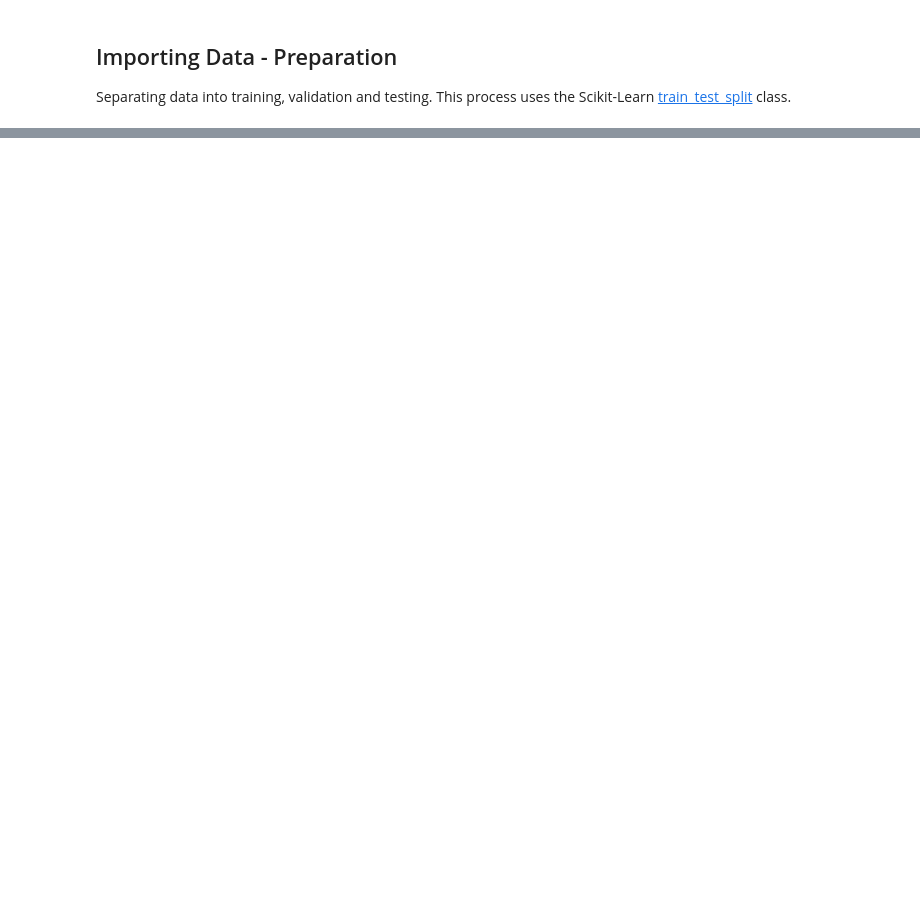
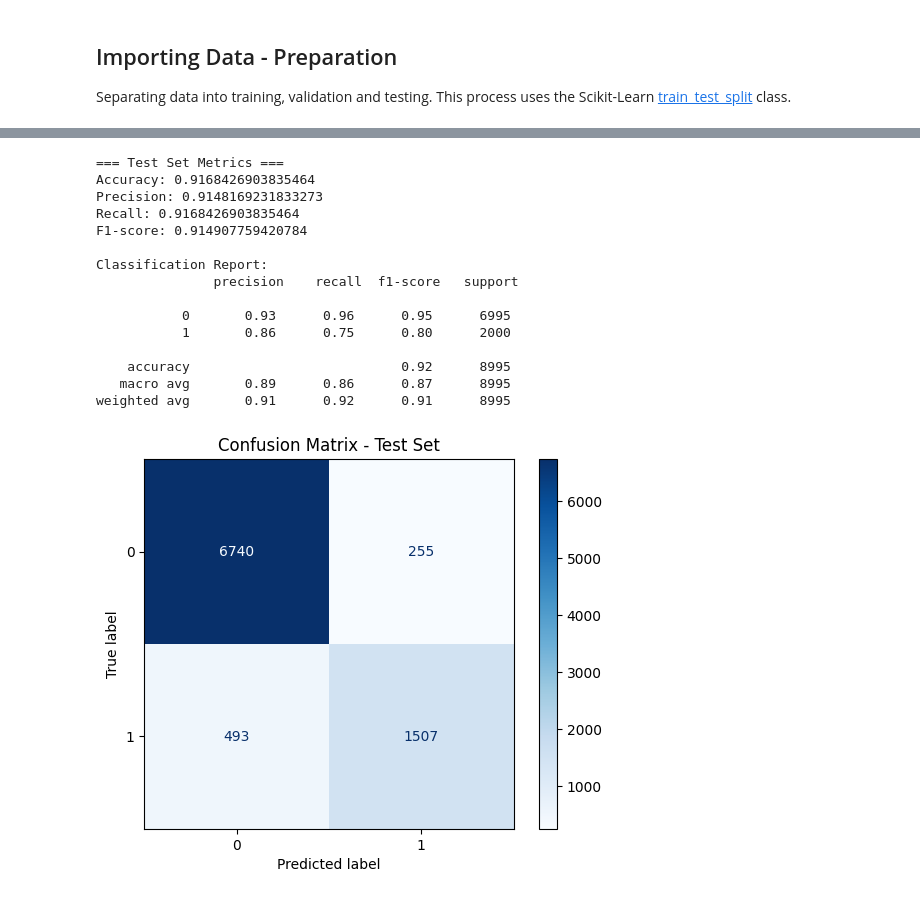
Before and after one commit to alfredjynx/documentation.neural_networks, a Jupyter notebook: docs/Projetos/Classification/model_training.ipynb, the cells around one changed output, grey strips where cells are left out. Cells and saved outputs as stored; diff of their text form; code cells hidden in the pictures; blank space fills up the shorter version.

```diff
--- a/docs/Projetos/Classification/model_training.ipynb
+++ b/docs/Projetos/Classification/model_training.ipynb
@@ -288,0 +302,35 @@ Testing Accuracy: 0.9364496382860322
+# %%
+from sklearn.metrics import precision_score, recall_score, f1_score, classification_report, confusion_matrix, ConfusionMatrixDisplay
+
+probs_test = np.array([forward_probs(x_i, HiddenLayers, W2, b2)[0] for x_i in X_test])
+y_pred_test = np.argmax(probs_test, axis=1)
+
+print("=== Test Set Metrics ===")
+print("Accuracy:", accuracy_score(y_test, y_pred_test))
+print("Precision:", precision_score(y_test, y_pred_test, average='weighted'))
+print("Recall:", recall_score(y_test, y_pred_test, average='weighted'))
+print("F1-score:", f1_score(y_test, y_pred_test, average='weighted'))
+print("\nClassification Report:\n", classification_report(y_test, y_pred_test))
+
+cm = confusion_matrix(y_test, y_pred_test)
+disp = ConfusionMatrixDisplay(confusion_matrix=cm)
+disp.plot(cmap='Blues')
+plt.title('Confusion Matrix - Test Set')
+plt.show()
+# %% [output]
+=== Test Set Metrics ===
+Accuracy: 0.9168426903835464
+Precision: 0.9148169231833273
+Recall: 0.9168426903835464
+F1-score: 0.914907759420784
+
+Classification Report:
+               precision    recall  f1-score   support
+
+           0       0.93      0.96      0.95      6995
+           1       0.86      0.75      0.80      2000
+
+    accuracy                           0.92      8995
+   macro avg       0.89      0.86      0.87      8995
+weighted avg       0.91      0.92      0.91      8995
+[figure, added]
```
Also changed, not shown: parts of 7 cells of this notebook, 8 other files.
